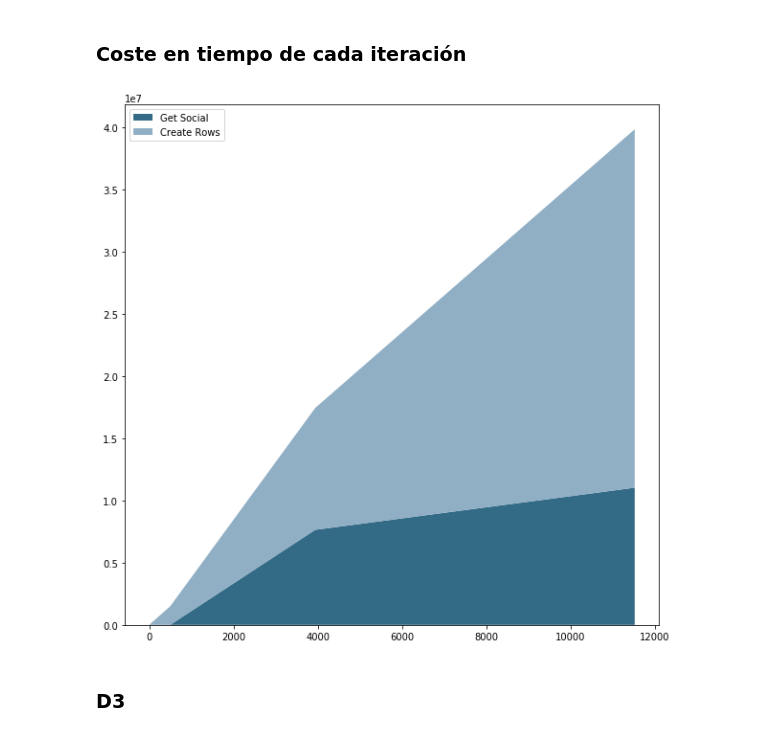
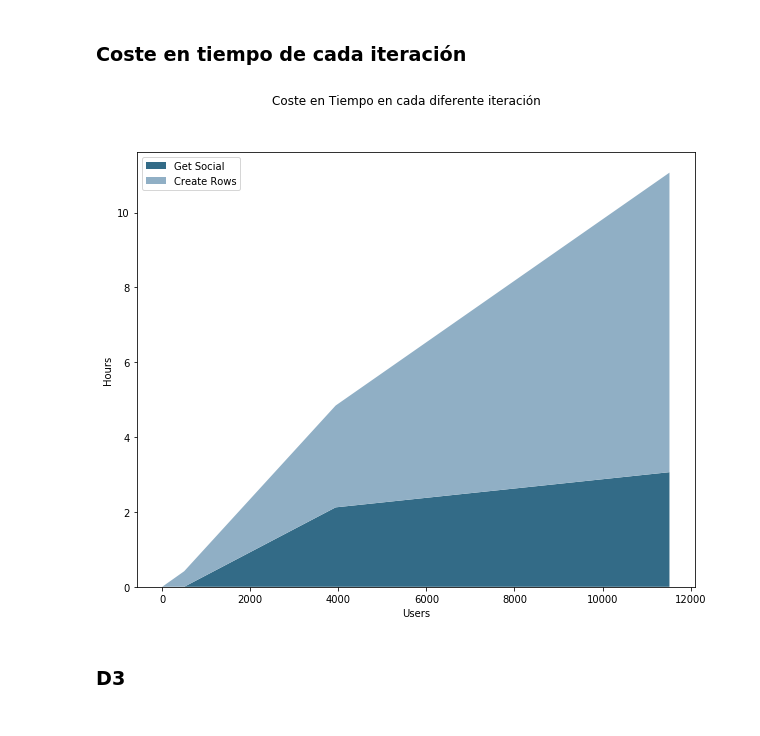
Before and after one commit to albertogcmr/final-project-codewars-ih, a Jupyter notebook: source/Representación de datos.ipynb, the cells around one changed output. Cells and saved outputs as stored; diff of their text form; code cells hidden in the pictures.

```diff
--- a/source/Representación de datos.ipynb
+++ b/source/Representación de datos.ipynb
@@ -16,23 +16,31 @@ from funciones_scraping import get_languages
 # %%
 # https://www.canva.com/learn/100-color-combinations/
 # https://material.io/design/color/the-color-system.html#tools-for-picking-colors
 # https://matplotlib.org/users/colors.html
 
 mpl.rcParams['axes.prop_cycle']
 
-x = [0, 500, 3939, 11520]
-y = [[0, 3847,  7642800, 11027477], # get social
-     [0, 1494739, 9796075, 28818747]] # create rows
+# Timeit
+x_num_users = [0, 500, 3939, 11520]
+y_social = [0, 3847,  7642800, 11027477] # get social
+y_dfrows = [0, 1494739, 9796075, 28818747] # create rows
+
+ys = [t/3600000 for t in y_social] # get social
+yr = [t/3600000 for t in y_dfrows] # create rows
+y = [ys, yr]
 
 # Plot
-fig, ax = plt.subplots(figsize=(10,10))
+fig, ax = plt.subplots(figsize=(10,8))
 plt.stackplot(x,y, labels=['Get Social','Create Rows'], colors=['#336b87', '#90afc5'])
+plt.grid(False)
 plt.legend(loc='upper left')
-plt.grid(False)
+plt.suptitle('Coste en Tiempo en cada diferente iteración')
+plt.xlabel('Users')
+plt.ylabel('Hours')
 plt.savefig('../output/Coste-tiempo-iteracion.png')
 plt.show()
 # %% [output]
-[figure, old version]
+[figure, new version]
 # %% [markdown]
 ### D3
 # %%
```
Also changed, not shown: 1 other file.
